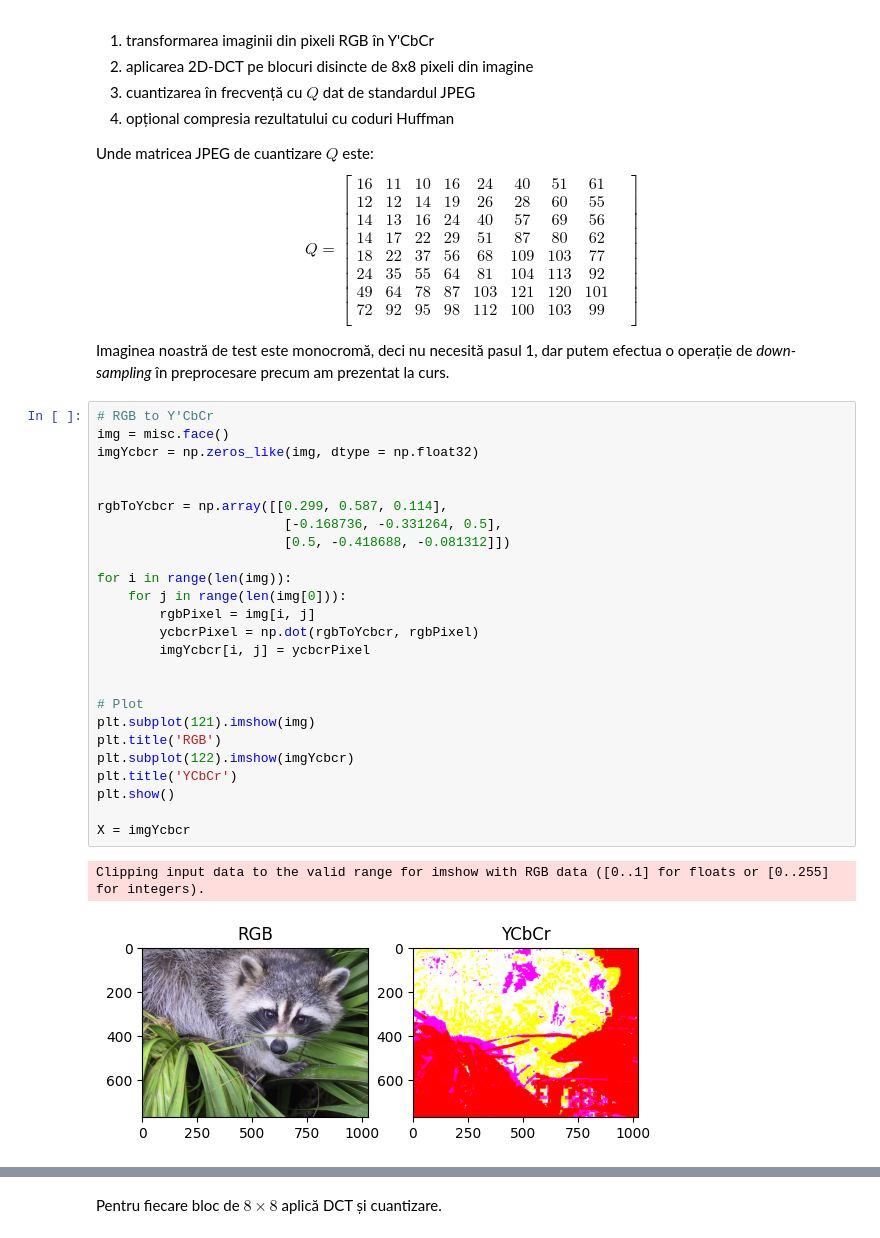
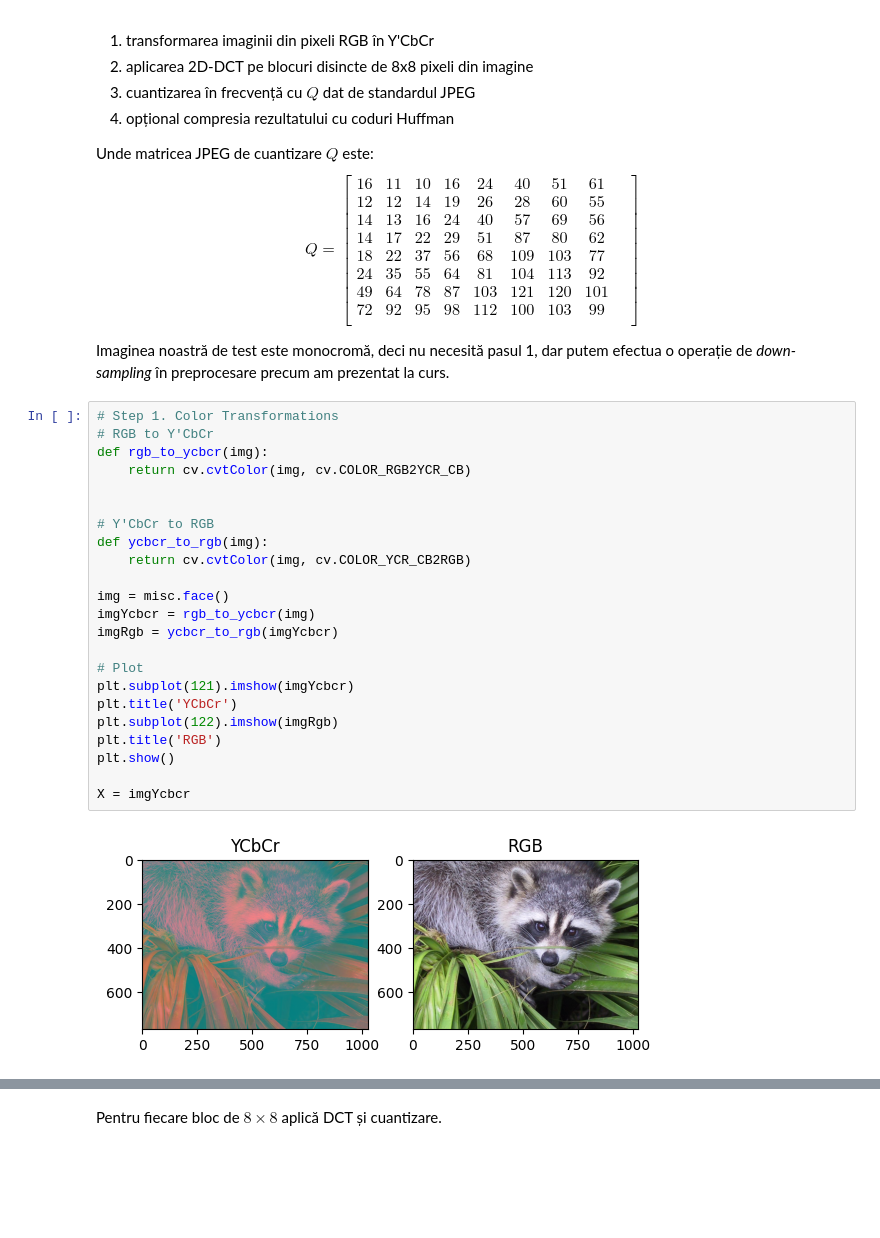
Before and after one commit to annemarie04/ProcesareaSemnalelor, a Jupyter notebook: CompresiaJPEG/compresiaJPEG.ipynb, the cells around one changed output, grey strips where cells are left out. Saved outputs shown, nothing was run; the diff lists cells and outputs as text; blank space fills up the shorter version.

```diff
--- a/CompresiaJPEG/compresiaJPEG.ipynb
+++ b/CompresiaJPEG/compresiaJPEG.ipynb
@@ -95,31 +109,28 @@ Q =
 $$
 
 Imaginea noastră de test este monocromă, deci nu necesită pasul 1, dar putem efectua o operație de *down-sampling* în preprocesare precum am prezentat la curs.
-# %%
-# RGB to Y'CbCr
-img = misc.face()
-imgYcbcr = np.zeros_like(img, dtype = np.float32)
-
-
-rgbToYcbcr = np.array([[0.299, 0.587, 0.114],
-                        [-0.168736, -0.331264, 0.5],
-                        [0.5, -0.418688, -0.081312]])
-
-for i in range(len(img)):
-    for j in range(len(img[0])):
-        rgbPixel = img[i, j]
-        ycbcrPixel = np.dot(rgbToYcbcr, rgbPixel)
-        imgYcbcr[i, j] = ycbcrPixel
-
-
-# Plot
-plt.subplot(121).imshow(img)
-plt.title('RGB')
-plt.subplot(122).imshow(imgYcbcr)
-plt.title('YCbCr')
-plt.show()
-
-X = imgYcbcr
-# %% [output]
-Clipping input data to the valid range for imshow with RGB data ([0..1] for floats or [0..255] for integers).
-[figure, removed]
+# %%
+# Step 1. Color Transformations
+# RGB to Y'CbCr
+def rgb_to_ycbcr(img):
+    return cv.cvtColor(img, cv.COLOR_RGB2YCR_CB)
+
+
+# Y'CbCr to RGB
+def ycbcr_to_rgb(img):
+    return cv.cvtColor(img, cv.COLOR_YCR_CB2RGB)
+
+img = misc.face()
+imgYcbcr = rgb_to_ycbcr(img)
+imgRgb = ycbcr_to_rgb(imgYcbcr)
+
+# Plot
+plt.subplot(121).imshow(imgYcbcr)
+plt.title('YCbCr')
+plt.subplot(122).imshow(imgRgb)
+plt.title('RGB')
+plt.show()
+
+X = imgYcbcr
+# %% [output]
+[figure, added]
```
Also changed, not shown: parts of 13 cells of this notebook.
